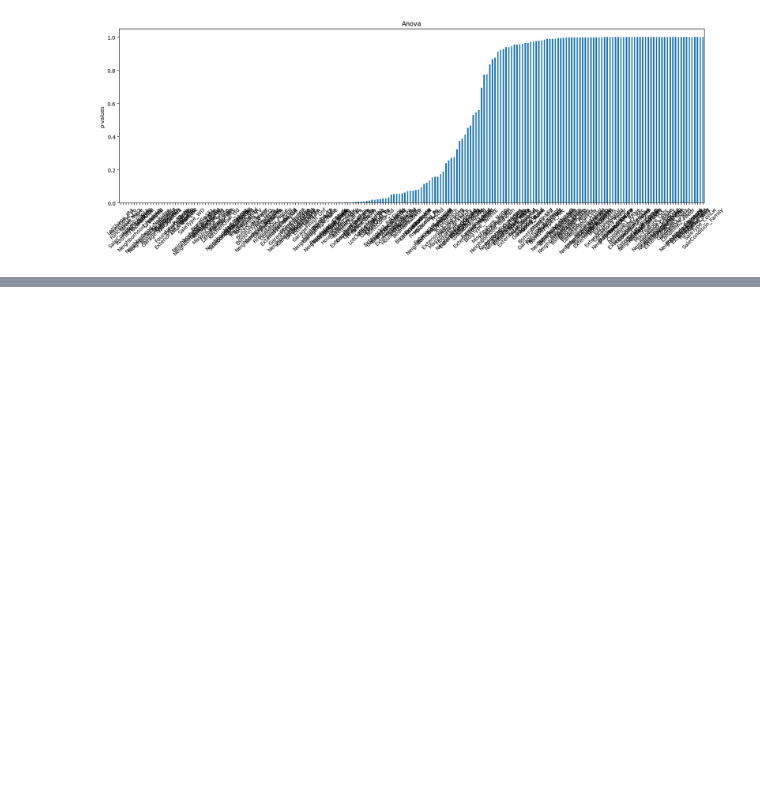
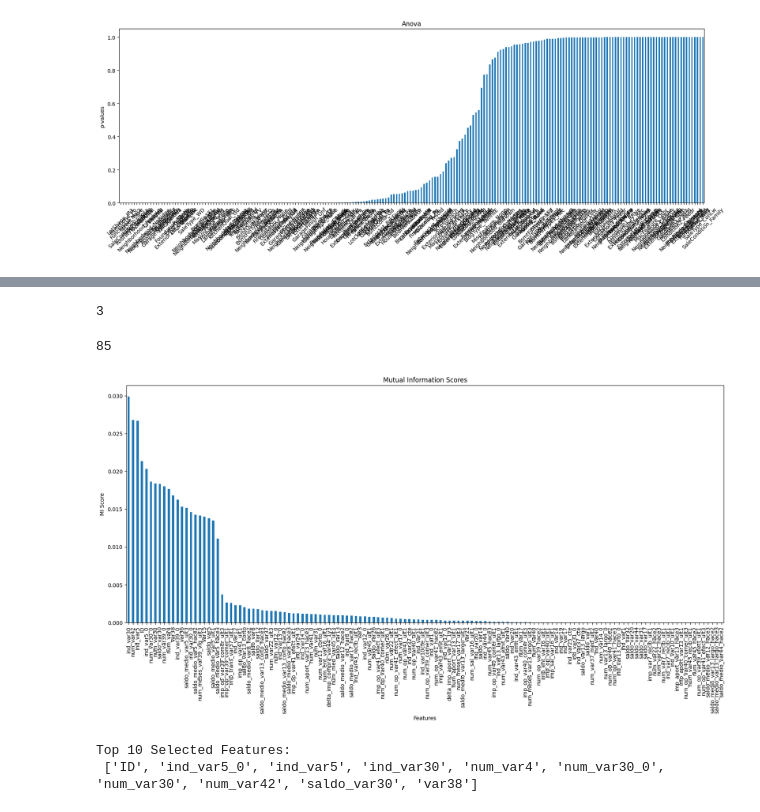
Before and after one commit to Spandana2704/ML, a Jupyter notebook: ML(W3).ipynb, the cells around one changed output, grey strips where cells are left out. Drawn from its saved outputs; the diff is of its cells as text; code cells hidden in the pictures; blank space fills up the shorter version.

Commit message:
Customer Satisfaction dataset

```diff
--- a/ML(W3).ipynb
+++ b/ML(W3).ipynb
@@ -378,0 +474,60 @@ Text(0.5, 1.0, 'Anova')
+# %%
+x_train.drop(labels=quasi_constant_feat,axis=1,inplace=True)
+x_test.drop(labels=quasi_constant_feat,axis=1,inplace=True)
+# %%
+dup=[]
+for i in range (0,len(x_train.columns)):
+    col1=x_train.columns[i]
+    for col2 in x_train.columns[i+1:]:
+        if x_train[col1].equals(x_train[col2]):
+            dup.append(col2)
+dup_features=set(dup)
+print(len(dup_features))
+# %% [output]
+3
+# %%
+x_train.drop(labels=dup_features,axis=1,inplace=True)
+x_test.drop(labels=dup_features,axis=1,inplace=True)
+# %%
+grouped_feature_ls = []
+correlated_groups = []
+def correlation (dataset, threshold):
+    col_corr = set()
+    corr_matrix = dataset.corr()
+    for i in range(len(corr_matrix.columns)):
+        for j in range(i):
+            if abs(corr_matrix.iloc[i, j]) > threshold:
+                colname=corr_matrix.columns[i]
+                col_corr.add(colname)
+    return col_corr
+corr_features=correlation (x_test, 0.9)
+correlated_features = set(corr_features)
+print(len(correlated_features))
+# %% [output]
+85
+# %%
+x_train.drop(labels=correlated_features,axis=1,inplace=True)
+x_test.drop(labels=correlated_features,axis=1,inplace=True)
+# %%
+import pandas as pd
+import matplotlib.pyplot as plt
+from sklearn.feature_selection import mutual_info_classif, SelectKBest
+
+mi = mutual_info_classif(x_train.fillna(0), y_train)
+mi = pd.Series(mi, index=x_train.columns)
+
+mi.sort_values(ascending=False).plot.bar(figsize=(20, 8))
+plt.title("Mutual Information Scores")
+plt.ylabel("MI Score")
+plt.xlabel("Features")
+plt.show()
+
+selector = SelectKBest(score_func=mutual_info_classif, k=10)
+selector.fit(x_train.fillna(0), y_train)
+
+selected_features = x_train.columns[selector.get_support()]
+print("Top 10 Selected Features:\n", selected_features.tolist())
+# %% [output]
+[figure, added]
+Top 10 Selected Features:
+ ['ID', 'ind_var5_0', 'ind_var5', 'ind_var30', 'num_var4', 'num_var30_0', 'num_var30', 'num_var42', 'saldo_var30', 'var38']
```
Also changed, not shown: parts of 16 cells of this notebook.
